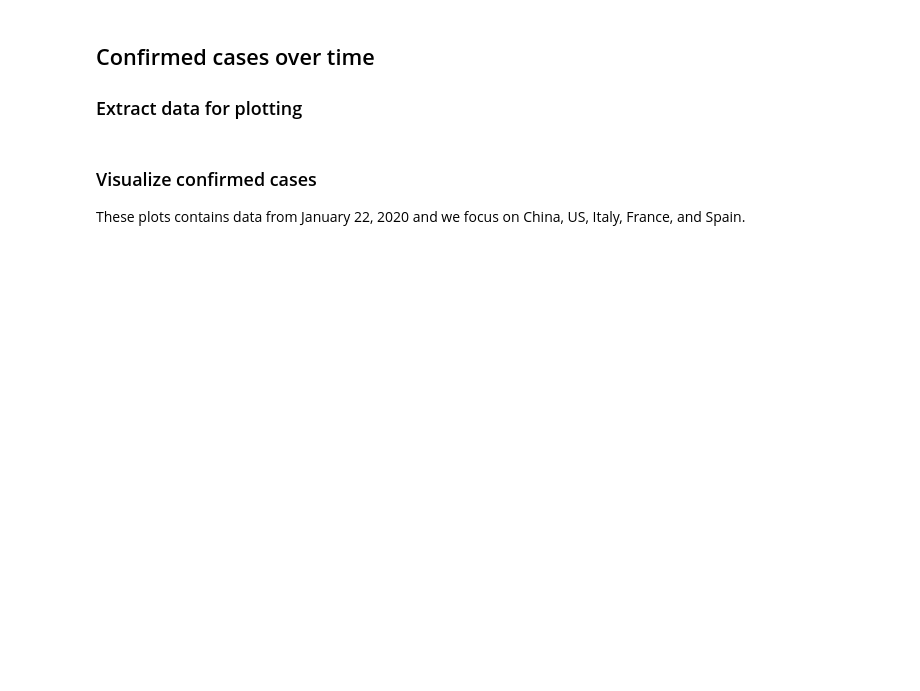
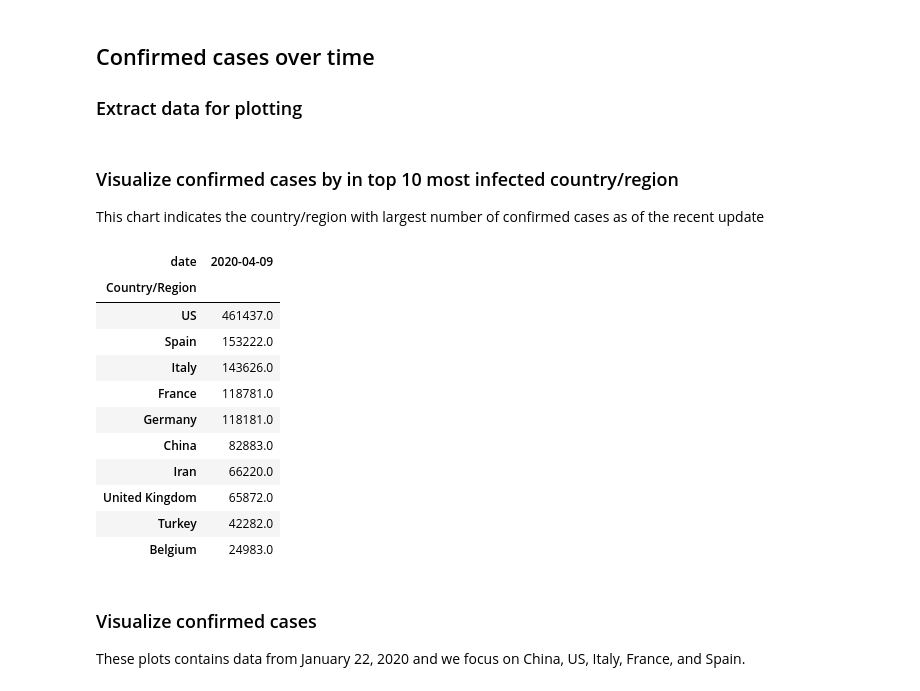
Before and after one commit to uc-cdis/covid19-tools, a Jupyter notebook: covid19-notebooks/jhu-summary-overview/COVID-19-JHU_data_analysis_04072020.ipynb, the cells around one changed output. Drawn from its saved outputs; the diff is of its cells as text; code cells hidden in the pictures; blank space fills up the shorter version.

```diff
--- a/covid19-notebooks/jhu-summary-overview/COVID-19-JHU_data_analysis_04072020.ipynb
+++ b/covid19-notebooks/jhu-summary-overview/COVID-19-JHU_data_analysis_04072020.ipynb
@@ -69 +44,5 @@ Output written to file: summary_report.tsv
+# %%
+confirmed_cases_data_url = "https://raw.githubusercontent.com/CSSEGISandData/COVID-19/master/csse_covid_19_data/csse_covid_19_time_series/time_series_covid19_confirmed_global.csv"
+death_cases_data_url = "https://raw.githubusercontent.com/CSSEGISandData/COVID-19/master/csse_covid_19_data/csse_covid_19_time_series/time_series_covid19_deaths_global.csv"
+recovery_cases_data_url = "https://raw.githubusercontent.com/CSSEGISandData/COVID-19/master/csse_covid_19_data/csse_covid_19_time_series/time_series_covid19_recovered_global.csv"
 # %% [markdown]
@@ -80,3 +50,7 @@ data = pd.merge(location, report, on="summary_locations.submitter_id", how="inne
+# %%
+raw_data_confirmed = pd.read_csv(confirmed_cases_data_url)
+raw_data_deaths = pd.read_csv(death_cases_data_url)
+raw_data_recovered = pd.read_csv(recovery_cases_data_url)
 # %% [markdown]
 ## Confirmed cases over time
 
@@ -90,11 +58,38 @@ data_day = data2.groupby(["country_region", "date"]).sum()
 # %%
+# Group by region
+data_day = (
+    raw_data_confirmed.groupby(["Country/Region"]).sum().drop(["Lat", "Long"], axis=1)
+)
+df = data_day.transpose()
+data = data_day.reset_index().melt(id_vars="Country/Region", var_name="date")
+data.loc[(data.value < 1), "value"] = None
 # Pivot data to wide & index by date
-df = data_day.reset_index().pivot(
-    index="date", columns="country_region", values="Confirmed"
-)
+df = data.pivot(index="date", columns="Country/Region", values="value")
 # Set index as DateTimeIndex
 datetime_index = pd.DatetimeIndex(df.index)
 df.set_index(datetime_index, inplace=True)
+# %% [markdown]
+### Visualize confirmed cases by in top 10 most infected country/region
+
+This chart indicates the country/region with largest number of confirmed cases as of the recent update
+# %%
+df_latest = df.iloc[[-1]]
+df_latest1 = df_latest.transpose()
+top_10_infected = df_latest1.sort_values(by = df_latest1.columns[0], ascending=False).head(10)
+top_10_infected
+# %% [output]
+| date | 2020-04-09 |
+| Country/Region |  |
+| US | 461437.0 |
+| Spain | 153222.0 |
+| Italy | 143626.0 |
+| France | 118781.0 |
+| Germany | 118181.0 |
+| China | 82883.0 |
+| Iran | 66220.0 |
+| United Kingdom | 65872.0 |
+| Turkey | 42282.0 |
+| Belgium | 24983.0 |
 # %% [markdown]
 ### Visualize confirmed cases
 
```
Also changed, not shown: parts of 12 cells of this notebook, 2 other files.
